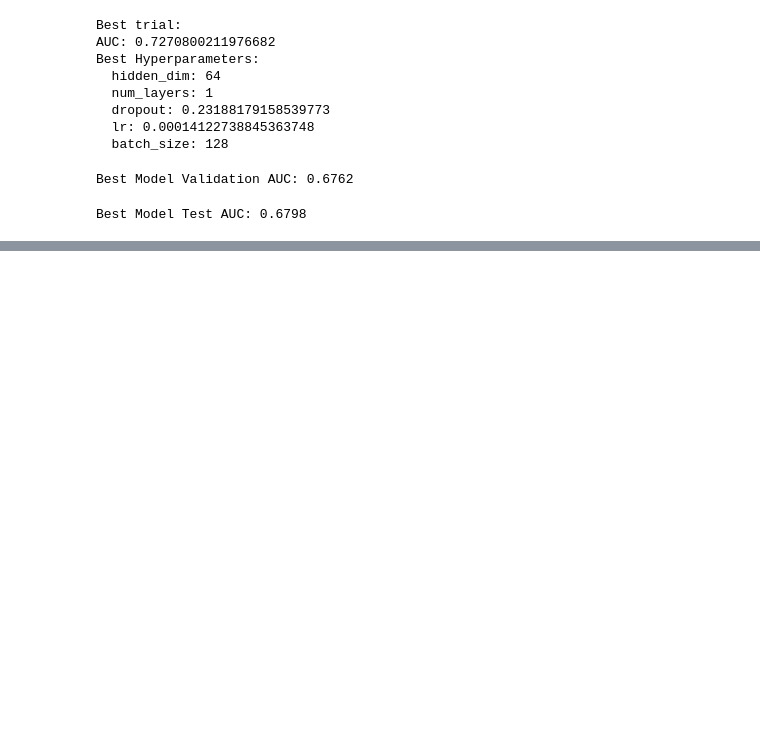
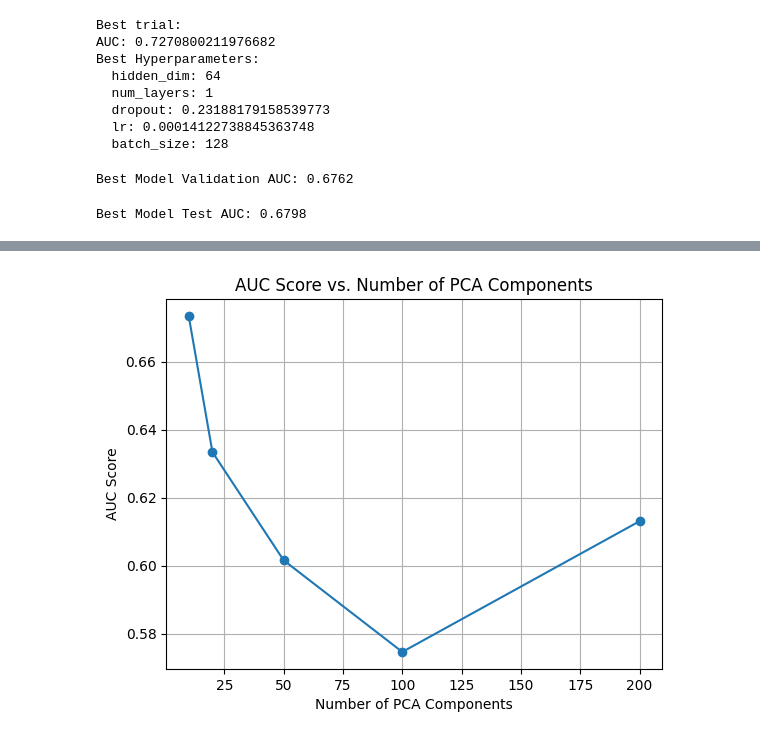
Before and after one commit to ongxuanhong/dili-drug-liver-interaction, a Jupyter notebook: 07.2.nlp_openai.ipynb, the cells around one changed output, grey strips where cells are left out. Saved outputs shown, nothing was run; the diff lists cells and outputs as text; code cells hidden in the pictures; blank space fills up the shorter version.

```diff
--- a/07.2.nlp_openai.ipynb
+++ b/07.2.nlp_openai.ipynb
@@ -597,0 +700,4 @@ Best Model Test AUC: 0.6798
+# %%
+# Convert results to DataFrame
+tpot_df = pd.DataFrame(tpot_results)
+tpot_df
@@ -597,0 +711,10 @@ Best Model Test AUC: 0.6798
+# %%
+# Plot AUC scores against the number of PCA components
+plt.plot(tpot_df["PCA Components"], tpot_df["AUC"], marker="o")
+plt.xlabel("Number of PCA Components")
+plt.ylabel("AUC Score")
+plt.title("AUC Score vs. Number of PCA Components")
+plt.grid()
+plt.show()
+# %% [output]
+[figure, added]
```
Also changed, not shown: parts of 4 cells of this notebook.
